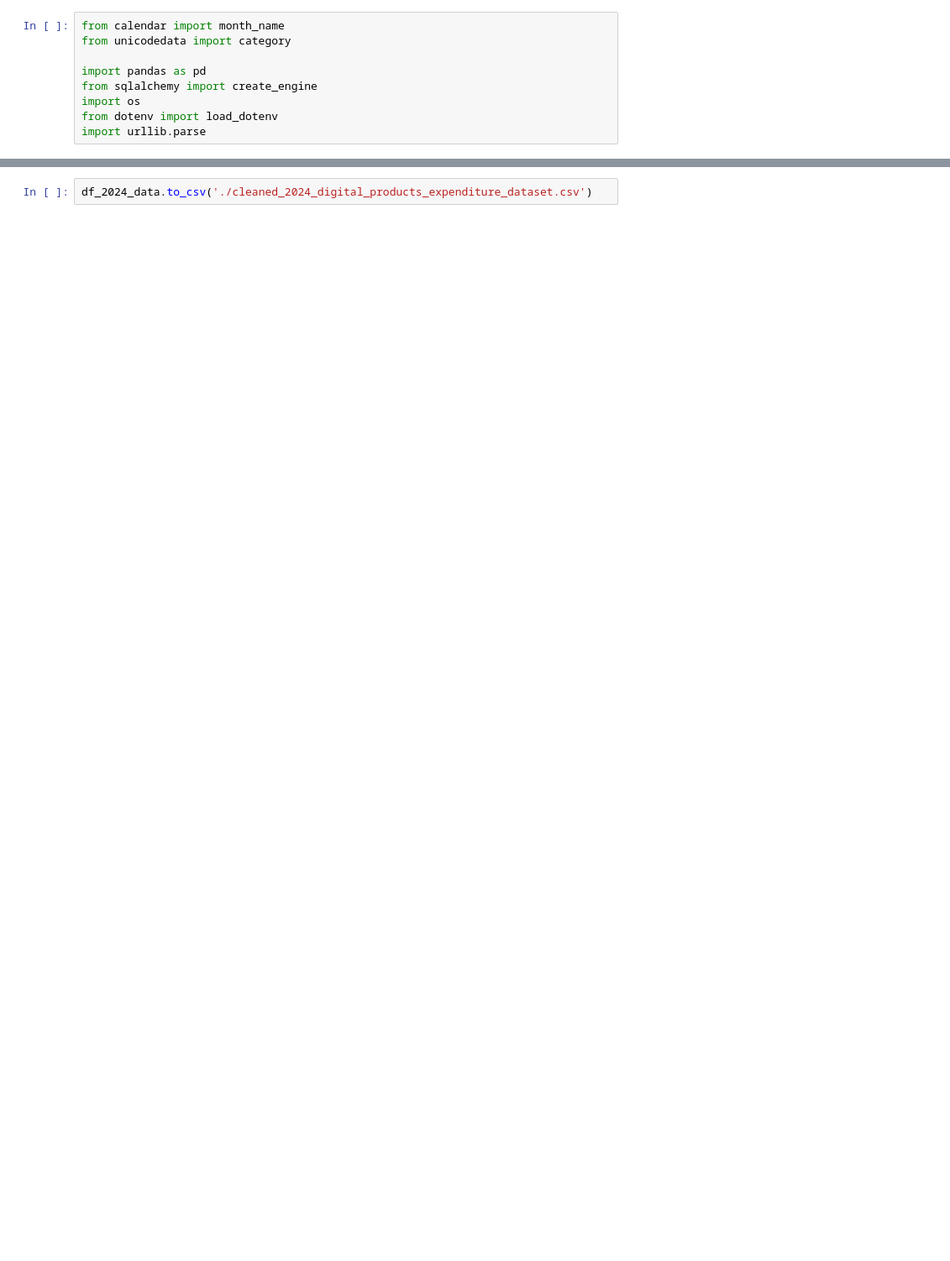
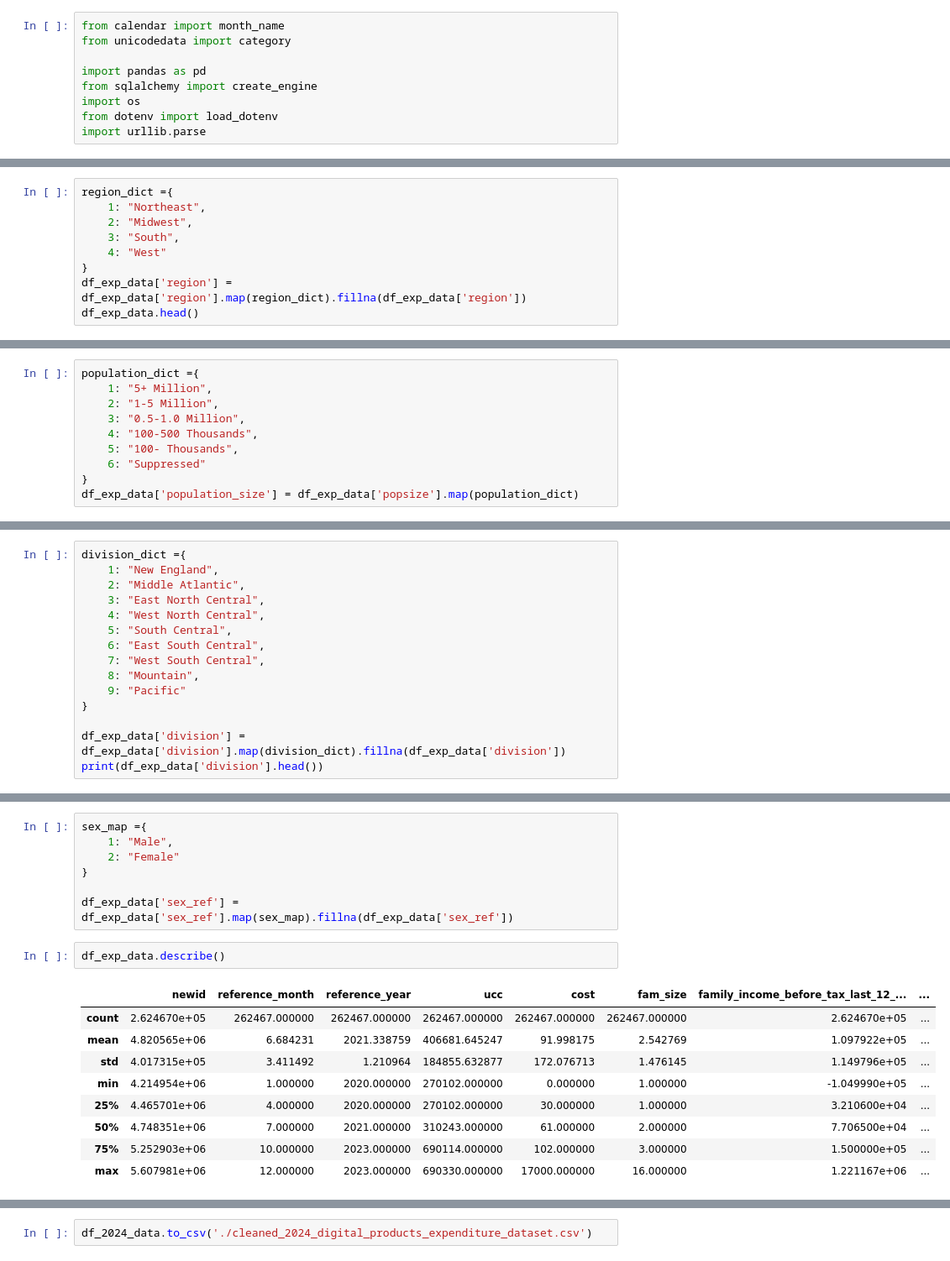
Before and after one commit to Alain-16/Digital_Product_Insights, a Jupyter notebook: Data_processing.ipynb, the cells around one changed output, grey strips where cells are left out. Shown at 84% size. Drawn from its saved outputs; the diff is of its cells as text; blank space fills up the shorter version.

```diff
--- a/Data_processing.ipynb
+++ b/Data_processing.ipynb
@@ -884,0 +260,9 @@ df_2024_data.head()
+# %%
+region_dict ={
+    1: "Northeast",
+    2: "Midwest",
+    3: "South",
+    4: "West"
+}
+df_exp_data['region'] = df_exp_data['region'].map(region_dict).fillna(df_exp_data['region'])
+df_exp_data.head()
@@ -884,0 +276,10 @@ df_2024_data.head()
+# %%
+population_dict ={
+    1: "5+ Million",
+    2: "1-5 Million",
+    3: "0.5-1.0 Million",
+    4: "100-500 Thousands",
+    5: "100- Thousands",
+    6: "Suppressed"
+}
+df_exp_data['population_size'] = df_exp_data['popsize'].map(population_dict)
@@ -884,0 +378,15 @@ df_2024_data.head()
+# %%
+division_dict ={
+    1: "New England",
+    2: "Middle Atlantic",
+    3: "East North Central",
+    4: "West North Central",
+    5: "South Central",
+    6: "East South Central",
+    7: "West South Central",
+    8: "Mountain",
+    9: "Pacific"
+}
+
+df_exp_data['division'] = df_exp_data['division'].map(division_dict).fillna(df_exp_data['division'])
+print(df_exp_data['division'].head())
@@ -884,0 +490,19 @@ df_2024_data.head()
+# %%
+sex_map ={
+    1: "Male",
+    2: "Female"
+}
+
+df_exp_data['sex_ref'] = df_exp_data['sex_ref'].map(sex_map).fillna(df_exp_data['sex_ref'])
+# %%
+df_exp_data.describe()
+# %% [output]
+|  | newid | reference_month | reference_year | ucc | cost | fam_size | family_income_before_tax_last_12_... | ... |
+| count | 2.624670e+05 | 262467.000000 | 262467.000000 | 262467.000000 | 262467.000000 | 262467.000000 | 2.624670e+05 | ... |
+| mean | 4.820565e+06 | 6.684231 | 2021.338759 | 406681.645247 | 91.998175 | 2.542769 | 1.097922e+05 | ... |
+| std | 4.017315e+05 | 3.411492 | 1.210964 | 184855.632877 | 172.076713 | 1.476145 | 1.149796e+05 | ... |
+| min | 4.214954e+06 | 1.000000 | 2020.000000 | 270102.000000 | 0.000000 | 1.000000 | -1.049990e+05 | ... |
+| 25% | 4.465701e+06 | 4.000000 | 2020.000000 | 270102.000000 | 30.000000 | 1.000000 | 3.210600e+04 | ... |
+| 50% | 4.748351e+06 | 7.000000 | 2021.000000 | 310243.000000 | 61.000000 | 2.000000 | 7.706500e+04 | ... |
+| 75% | 5.252903e+06 | 10.000000 | 2023.000000 | 690114.000000 | 102.000000 | 3.000000 | 1.500000e+05 | ... |
+| max | 5.607981e+06 | 12.000000 | 2023.000000 | 690330.000000 | 17000.000000 | 16.000000 | 1.221167e+06 | ... |
```
Also changed, not shown: parts of 79 cells of this notebook, 2 other files.
